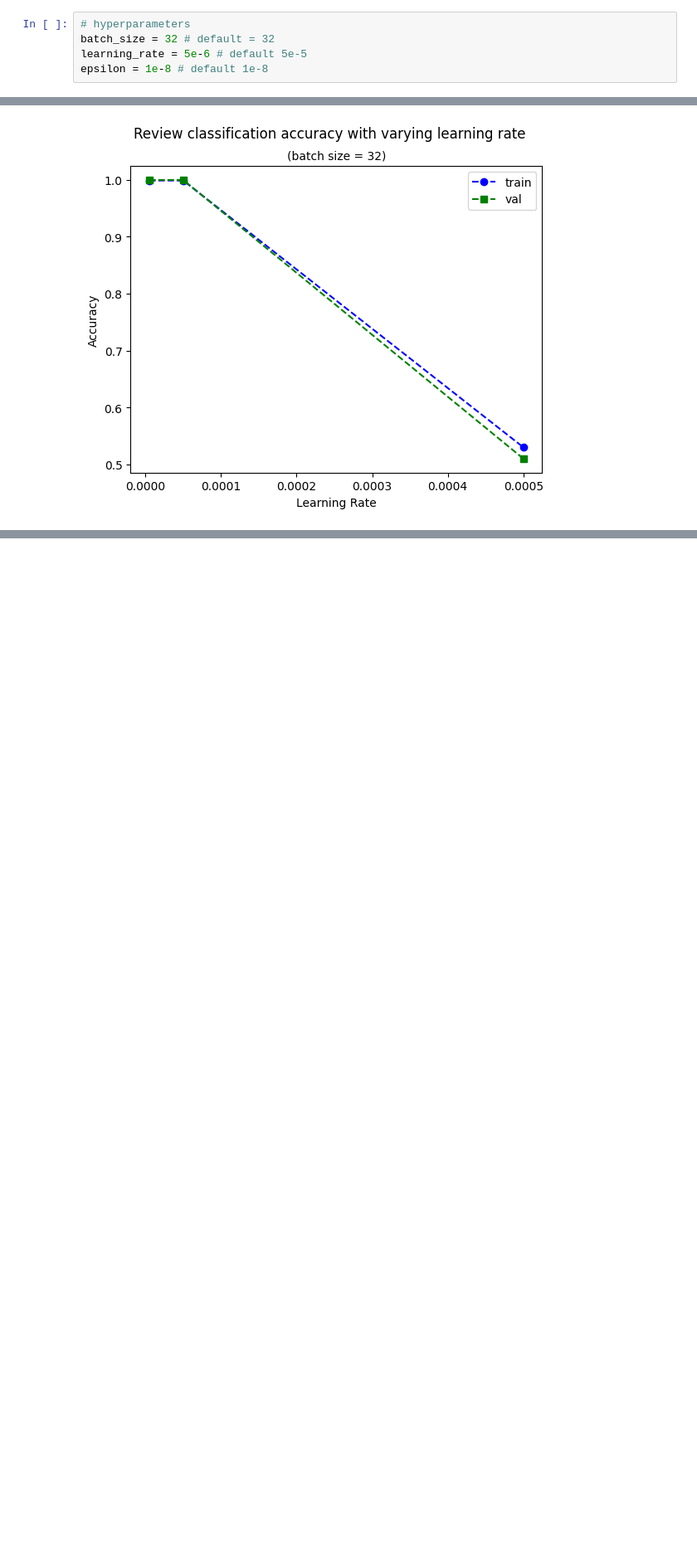
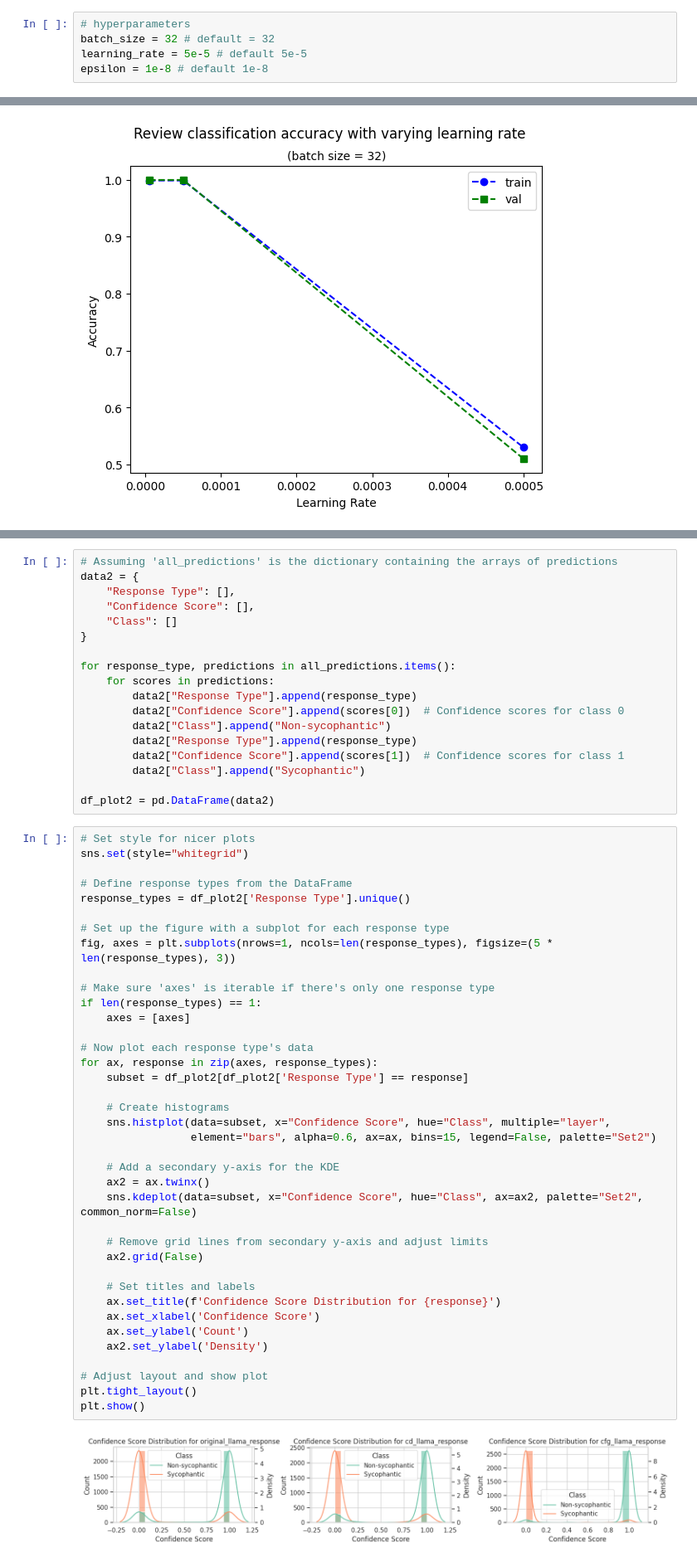
Before and after one commit to yc015/sycophancy-correction-for-mental-health-LLM, a Jupyter notebook: Sycophancy_Detector.ipynb, the cells around one changed output, grey strips where cells are left out. Shown at 83% size. Drawn from its saved outputs; the diff is of its cells as text; blank space fills up the shorter version.

```diff
--- a/Sycophancy_Detector.ipynb
+++ b/Sycophancy_Detector.ipynb
@@ -164,7 +169,7 @@ test_dataset = tokenizer_function(test_answers, test_labels)
 # %%
 # hyperparameters
 batch_size = 32 # default = 32
-learning_rate = 5e-6 # default 5e-5
+learning_rate = 5e-5 # default 5e-5
 epsilon = 1e-8 # default 1e-8
 # %%
 from transformers import DistilBertForSequenceClassification, AdamW
@@ -447,0 +637,58 @@ plt.show()
+# %%
+# Assuming 'all_predictions' is the dictionary containing the arrays of predictions
+data2 = {
+    "Response Type": [],
+    "Confidence Score": [],
+    "Class": []
+}
+
+for response_type, predictions in all_predictions.items():
+    for scores in predictions:
+        data2["Response Type"].append(response_type)
+        data2["Confidence Score"].append(scores[0])  # Confidence scores for class 0
+        data2["Class"].append("Non-sycophantic")
+        data2["Response Type"].append(response_type)
+        data2["Confidence Score"].append(scores[1])  # Confidence scores for class 1
+        data2["Class"].append("Sycophantic")
+
+df_plot2 = pd.DataFrame(data2)
+# %%
+# Set style for nicer plots
+sns.set(style="whitegrid")
+
+# Define response types from the DataFrame
+response_types = df_plot2['Response Type'].unique()
+
+# Set up the figure with a subplot for each response type
+fig, axes = plt.subplots(nrows=1, ncols=len(response_types), figsize=(5 * len(response_types), 3))
+
+# Make sure 'axes' is iterable if there's only one response type
+if len(response_types) == 1:
+    axes = [axes]
+
+# Now plot each response type's data
+for ax, response in zip(axes, response_types):
+    subset = df_plot2[df_plot2['Response Type'] == response]
+
+    # Create histograms
+    sns.histplot(data=subset, x="Confidence Score", hue="Class", multiple="layer",
+                 element="bars", alpha=0.6, ax=ax, bins=15, legend=False, palette="Set2")
+
+    # Add a secondary y-axis for the KDE
+    ax2 = ax.twinx()
+    sns.kdeplot(data=subset, x="Confidence Score", hue="Class", ax=ax2, palette="Set2", common_norm=False)
+
+    # Remove grid lines from secondary y-axis and adjust limits
+    ax2.grid(False)
+
+    # Set titles and labels
+    ax.set_title(f'Confidence Score Distribution for {response}')
+    ax.set_xlabel('Confidence Score')
+    ax.set_ylabel('Count')
+    ax2.set_ylabel('Density')
+
+# Adjust layout and show plot
+plt.tight_layout()
+plt.show()
+# %% [output]
+[figure, added]
```
Also changed, not shown: parts of 18 cells of this notebook.
